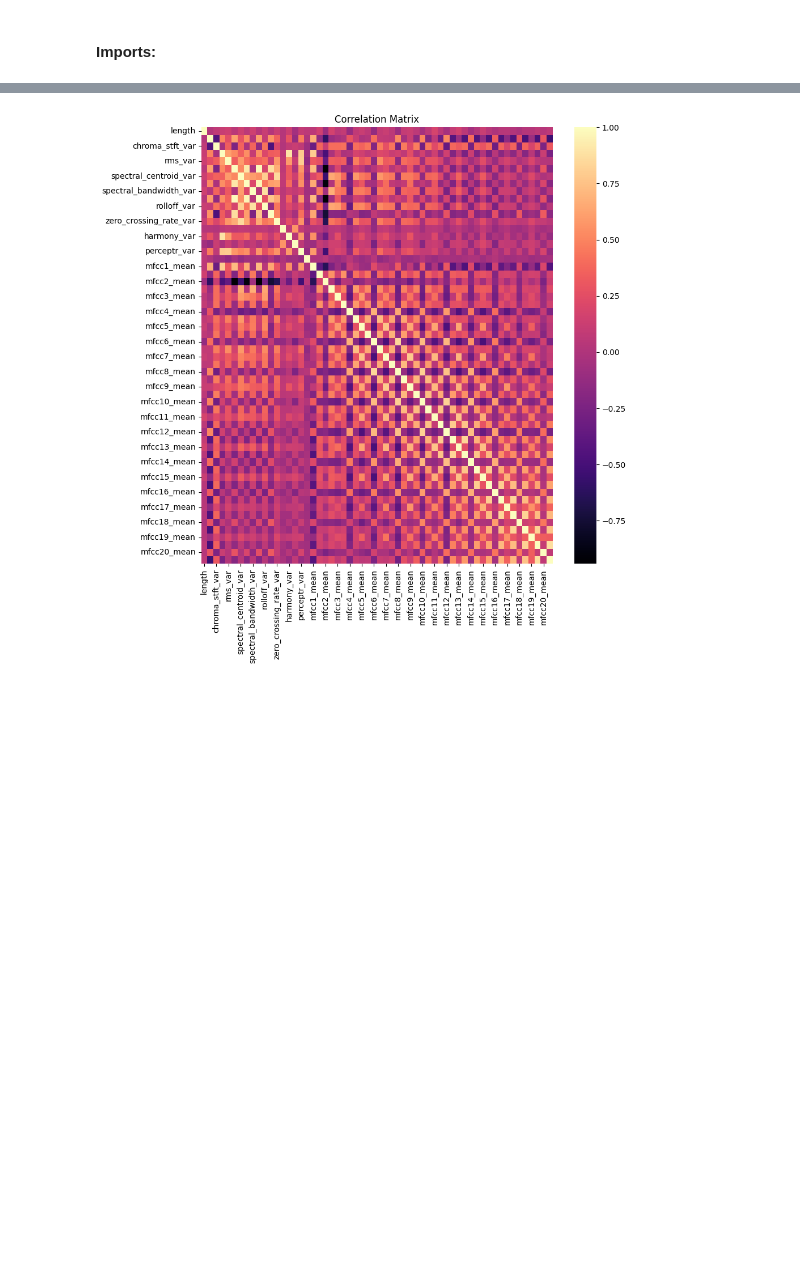
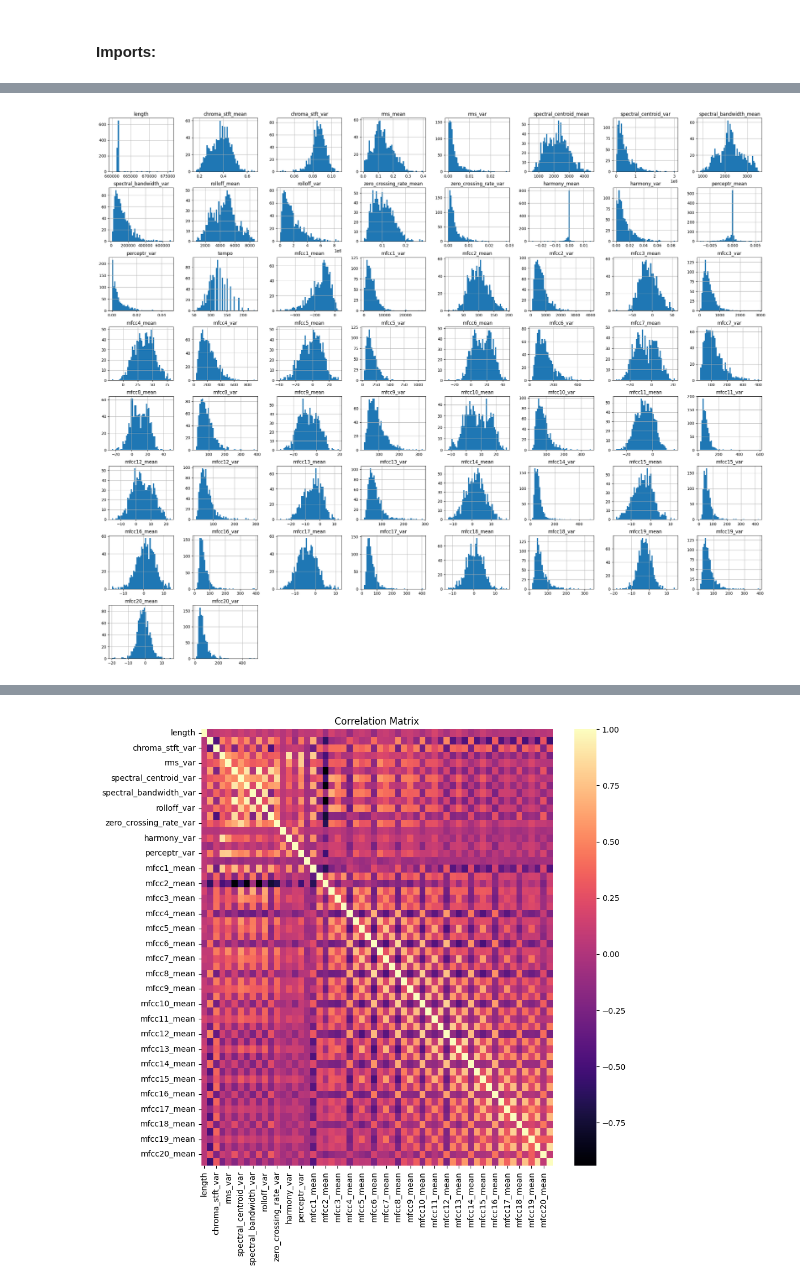
Before and after one commit to coleaydelotte/Genre-Prediciton, a Jupyter notebook: nb.ipynb, the cells around one changed output, grey strips where cells are left out. Saved outputs shown, nothing was run; the diff lists cells and outputs as text; code cells hidden in the pictures; blank space fills up the shorter version.

Commit message:
added some data exploration, and added objective, and some docs

```diff
--- a/nb.ipynb
+++ b/nb.ipynb
@@ -22,0 +107,4 @@ data = load_dataset('features_30_sec.csv')
+# %%
+data.hist(bins=50, figsize=(30,25));
+# %% [output]
+[figure, added]
```
Also changed, not shown: parts of 11 cells of this notebook.
